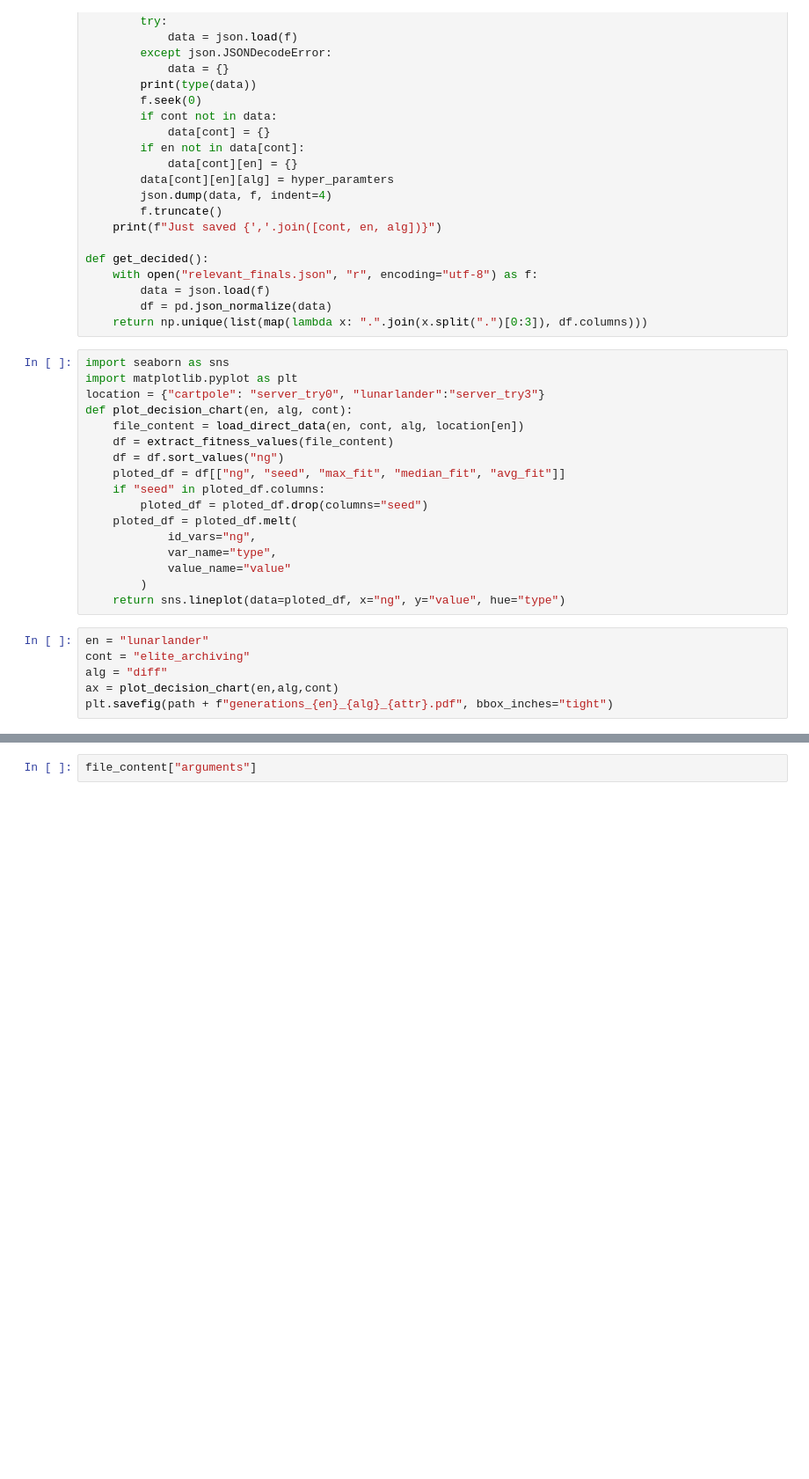
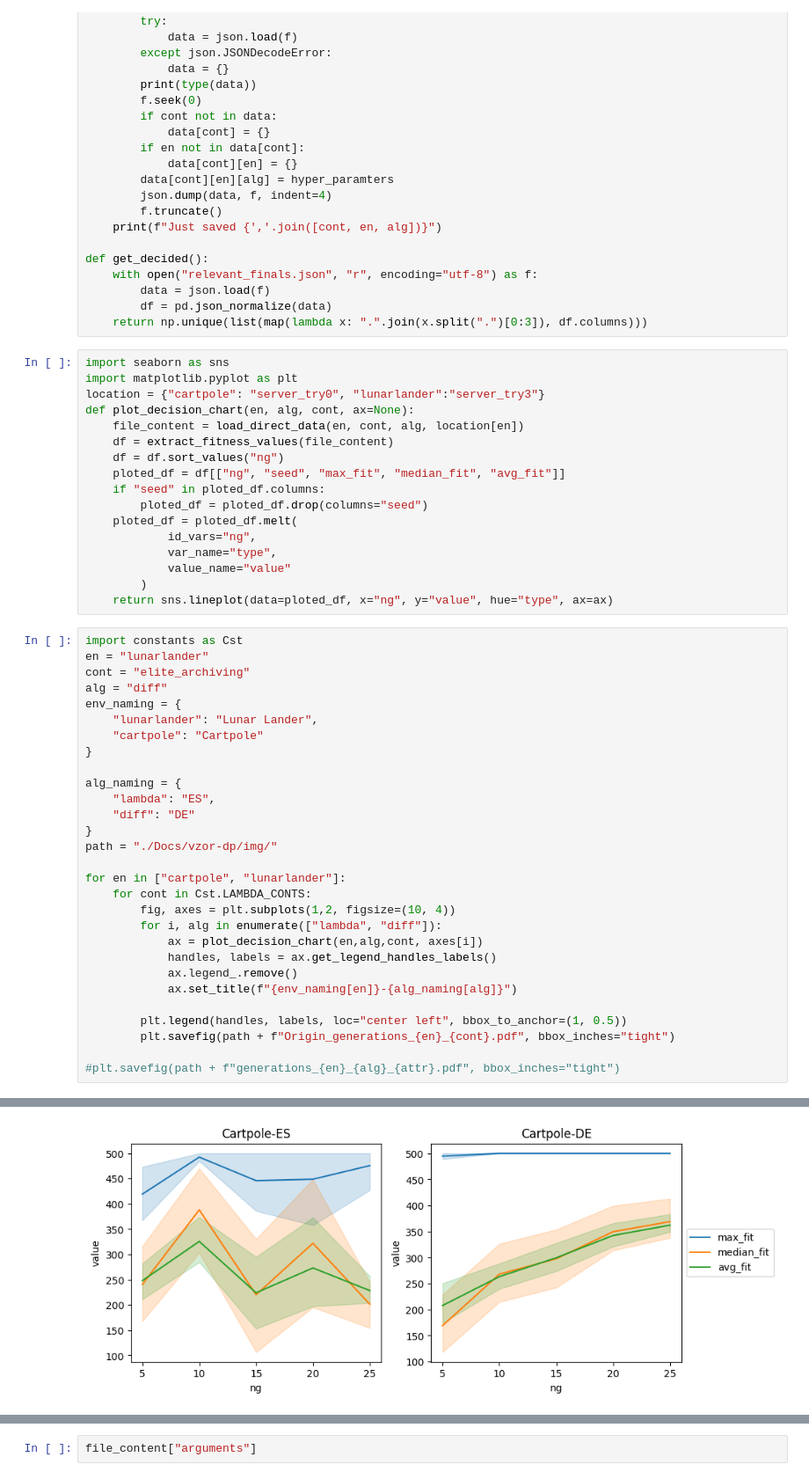
Before and after one commit to Schkliba/MastersThesis, a Jupyter notebook: generations_analysis.ipynb, the cells around one changed output, grey strips where cells are left out. Shown at 88% size. Cells and saved outputs as stored; diff of their text form; blank space fills up the shorter version.

```diff
--- a/generations_analysis.ipynb
+++ b/generations_analysis.ipynb
@@ -51,7 +51,7 @@ def get_decided():
 import seaborn as sns
 import matplotlib.pyplot as plt
 location = {"cartpole": "server_try0", "lunarlander":"server_try3"}
-def plot_decision_chart(en, alg, cont):
+def plot_decision_chart(en, alg, cont, ax=None):
     file_content = load_direct_data(en, cont, alg, location[en])
     df = extract_fitness_values(file_content)
     df = df.sort_values("ng")
@@ -63,12 +63,35 @@ def plot_decision_chart(en, alg, cont):
             var_name="type",
             value_name="value"
         )
-    return sns.lineplot(data=ploted_df, x="ng", y="value", hue="type")
+    return sns.lineplot(data=ploted_df, x="ng", y="value", hue="type", ax=ax)
 # %%
+import constants as Cst
 en = "lunarlander"
 cont = "elite_archiving"
 alg = "diff"
-ax = plot_decision_chart(en,alg,cont)
-plt.savefig(path + f"generations_{en}_{alg}_{attr}.pdf", bbox_inches="tight")
+env_naming = {
+    "lunarlander": "Lunar Lander",
+    "cartpole": "Cartpole"
+}
+
+alg_naming = {
+    "lambda": "ES",
+    "diff": "DE"
+}
+path = "./Docs/vzor-dp/img/"
+
+for en in ["cartpole", "lunarlander"]:
+    for cont in Cst.LAMBDA_CONTS:
+        fig, axes = plt.subplots(1,2, figsize=(10, 4))
+        for i, alg in enumerate(["lambda", "diff"]):
+            ax = plot_decision_chart(en,alg,cont, axes[i])
+            handles, labels = ax.get_legend_handles_labels()
+            ax.legend_.remove()
+            ax.set_title(f"{env_naming[en]}-{alg_naming[alg]}")
+
+        plt.legend(handles, labels, loc="center left", bbox_to_anchor=(1, 0.5))
+        plt.savefig(path + f"Origin_generations_{en}_{cont}.pdf", bbox_inches="tight")
+
+#plt.savefig(path + f"generations_{en}_{alg}_{attr}.pdf", bbox_inches="tight")
 # %% [output]
 Found 1 files!
@@ -74,0 +114 @@ Found 1 files!
+[figure, new version]
```
Also changed, not shown: parts of 2 cells of this notebook, 34 other files.
